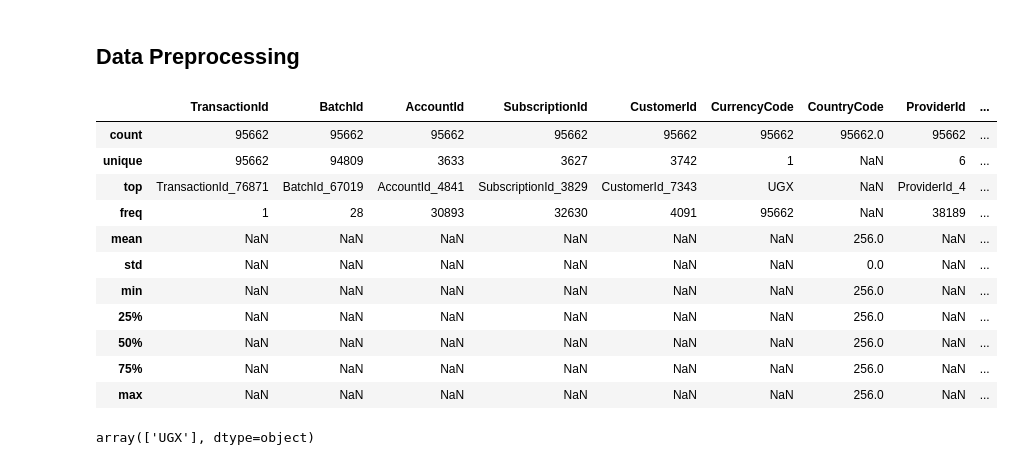
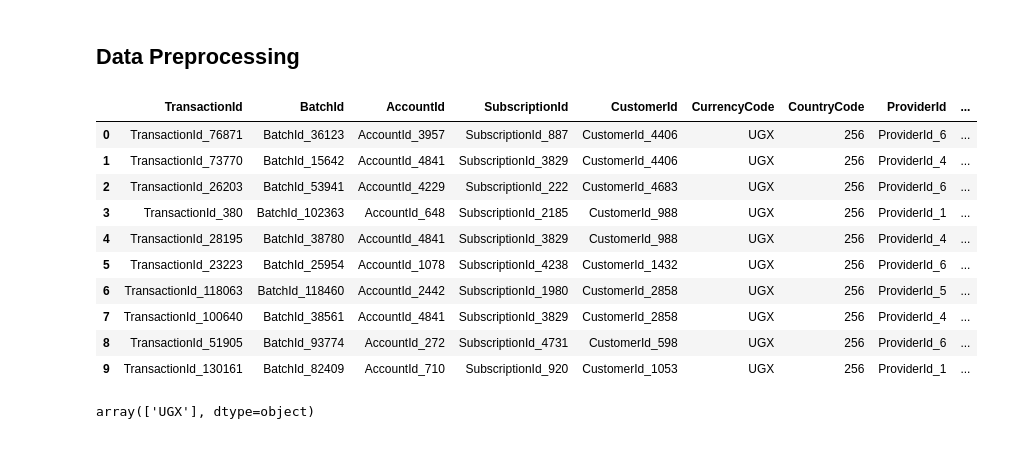
Before and after one commit to TheHugz1997/Machine_Learning_Project, a Jupyter notebook: creditCard.ipynb, the cells around one changed output. Drawn from its saved outputs; the diff is of its cells as text; code cells hidden in the pictures.

```diff
--- a/creditCard.ipynb
+++ b/creditCard.ipynb
@@ -86,20 +80,19 @@ The dataset is heavily inbalanced, with only 0.2% of the samples being fraudulen
 # %% [markdown]
 ## Data Preprocessing
 # %%
-df_train.describe(include="all")
+df_train.head(10)
 # %% [output]
 |  | TransactionId | BatchId | AccountId | SubscriptionId | CustomerId | CurrencyCode | CountryCode | ProviderId | ... |
-| count | 95662 | 95662 | 95662 | 95662 | 95662 | 95662 | 95662.0 | 95662 | ... |
-| unique | 95662 | 94809 | 3633 | 3627 | 3742 | 1 | NaN | 6 | ... |
-| top | TransactionId_76871 | BatchId_67019 | AccountId_4841 | SubscriptionId_3829 | CustomerId_7343 | UGX | NaN | ProviderId_4 | ... |
-| freq | 1 | 28 | 30893 | 32630 | 4091 | 95662 | NaN | 38189 | ... |
-| mean | NaN | NaN | NaN | NaN | NaN | NaN | 256.0 | NaN | ... |
-| std | NaN | NaN | NaN | NaN | NaN | NaN | 0.0 | NaN | ... |
-| min | NaN | NaN | NaN | NaN | NaN | NaN | 256.0 | NaN | ... |
-| 25% | NaN | NaN | NaN | NaN | NaN | NaN | 256.0 | NaN | ... |
-| 50% | NaN | NaN | NaN | NaN | NaN | NaN | 256.0 | NaN | ... |
-| 75% | NaN | NaN | NaN | NaN | NaN | NaN | 256.0 | NaN | ... |
-| max | NaN | NaN | NaN | NaN | NaN | NaN | 256.0 | NaN | ... |
+| 0 | TransactionId_76871 | BatchId_36123 | AccountId_3957 | SubscriptionId_887 | CustomerId_4406 | UGX | 256 | ProviderId_6 | ... |
+| 1 | TransactionId_73770 | BatchId_15642 | AccountId_4841 | SubscriptionId_3829 | CustomerId_4406 | UGX | 256 | ProviderId_4 | ... |
+| 2 | TransactionId_26203 | BatchId_53941 | AccountId_4229 | SubscriptionId_222 | CustomerId_4683 | UGX | 256 | ProviderId_6 | ... |
+| 3 | TransactionId_380 | BatchId_102363 | AccountId_648 | SubscriptionId_2185 | CustomerId_988 | UGX | 256 | ProviderId_1 | ... |
+| 4 | TransactionId_28195 | BatchId_38780 | AccountId_4841 | SubscriptionId_3829 | CustomerId_988 | UGX | 256 | ProviderId_4 | ... |
+| 5 | TransactionId_23223 | BatchId_25954 | AccountId_1078 | SubscriptionId_4238 | CustomerId_1432 | UGX | 256 | ProviderId_6 | ... |
+| 6 | TransactionId_118063 | BatchId_118460 | AccountId_2442 | SubscriptionId_1980 | CustomerId_2858 | UGX | 256 | ProviderId_5 | ... |
+| 7 | TransactionId_100640 | BatchId_38561 | AccountId_4841 | SubscriptionId_3829 | CustomerId_2858 | UGX | 256 | ProviderId_4 | ... |
+| 8 | TransactionId_51905 | BatchId_93774 | AccountId_272 | SubscriptionId_4731 | CustomerId_598 | UGX | 256 | ProviderId_6 | ... |
+| 9 | TransactionId_130161 | BatchId_82409 | AccountId_710 | SubscriptionId_920 | CustomerId_1053 | UGX | 256 | ProviderId_1 | ... |
 # %%
 df_train.CurrencyCode.unique()
 # %% [output]
```
Also changed, not shown: parts of 5 cells of this notebook, 1 other file.
